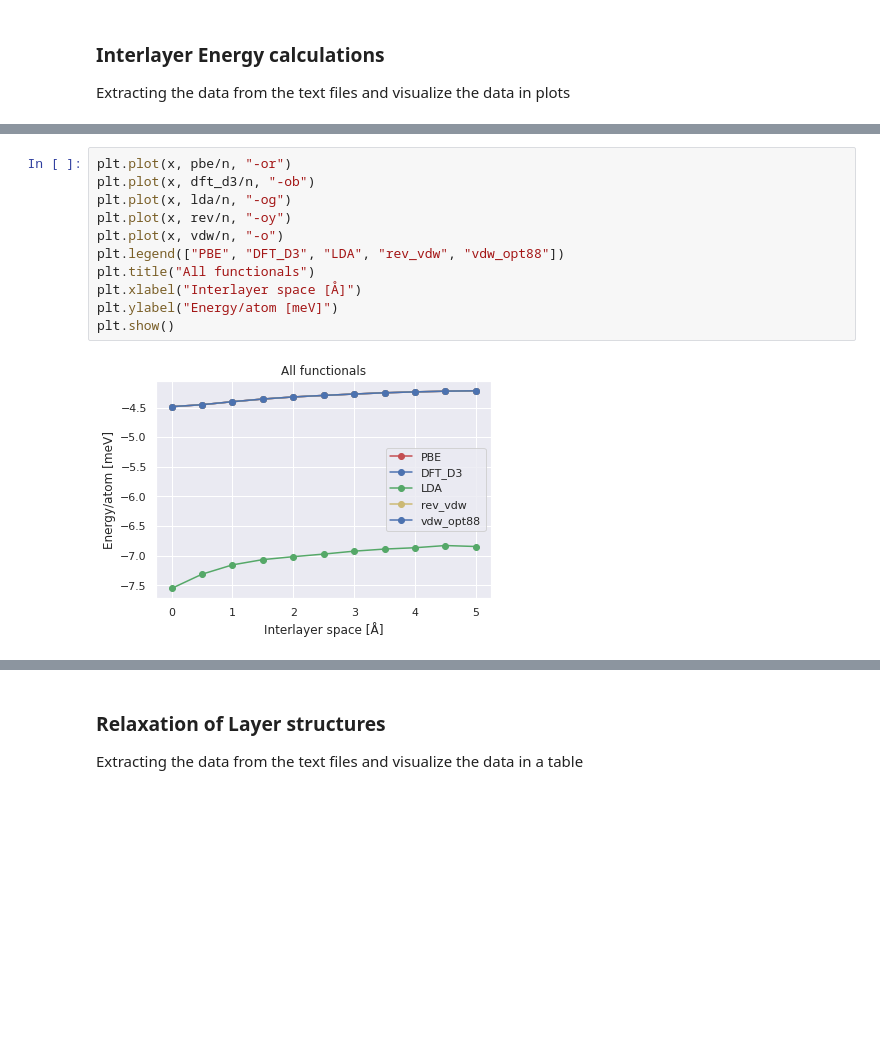
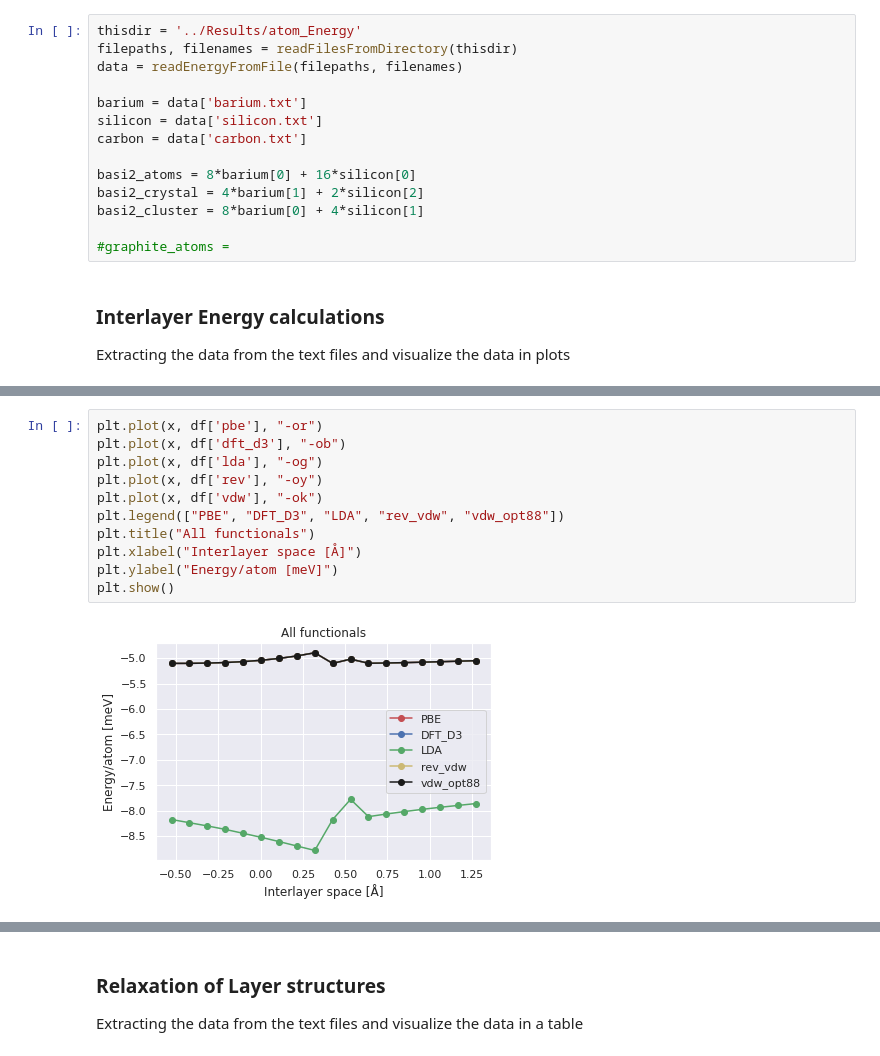
Before and after one commit to Moejay10/DFT, a Jupyter notebook: Code/DFT_Python.ipynb, the cells around one changed output, grey strips where cells are left out. Saved outputs shown, nothing was run; the diff lists cells and outputs as text; blank space fills up the shorter version.

Commit message:
Added the new results to the notebook

```diff
--- a/Code/DFT_Python.ipynb
+++ b/Code/DFT_Python.ipynb
@@ -156,3 +160,17 @@ plt.show()
+# %%
+thisdir = '../Results/atom_Energy'
+filepaths, filenames = readFilesFromDirectory(thisdir)
+data = readEnergyFromFile(filepaths, filenames)
+
+barium = data['barium.txt']
+silicon = data['silicon.txt']
+carbon = data['carbon.txt']
+
+basi2_atoms = 8*barium[0] + 16*silicon[0]
+basi2_crystal = 4*barium[1] + 2*silicon[2]
+basi2_cluster = 8*barium[0] + 4*silicon[1]
+
+#graphite_atoms =
 # %% [markdown]
 ### Interlayer Energy calculations
 Extracting the data from the text files and visualize the data in plots
@@ -171,13 +226,13 @@ df=pd.DataFrame({'x': x, 'PBE': pbe/n, 'DFT_D3': dft_d3/n, 'LDA': lda/n,
 # %%
-plt.plot(x, pbe/n, "-or")
-plt.plot(x, dft_d3/n, "-ob")
-plt.plot(x, lda/n, "-og")
-plt.plot(x, rev/n, "-oy")
-plt.plot(x, vdw/n, "-o")
+plt.plot(x, df['pbe'], "-or")
+plt.plot(x, df['dft_d3'], "-ob")
+plt.plot(x, df['lda'], "-og")
+plt.plot(x, df['rev'], "-oy")
+plt.plot(x, df['vdw'], "-ok")
 plt.legend(["PBE", "DFT_D3", "LDA", "rev_vdw", "vdw_opt88"])
 plt.title("All functionals")
 plt.xlabel("Interlayer space [Å]")
 plt.ylabel("Energy/atom [meV]")
 plt.show()
 # %% [output]
-[figure, old version]
+[figure, new version]
```
Also changed, not shown: parts of 14 cells of this notebook.
